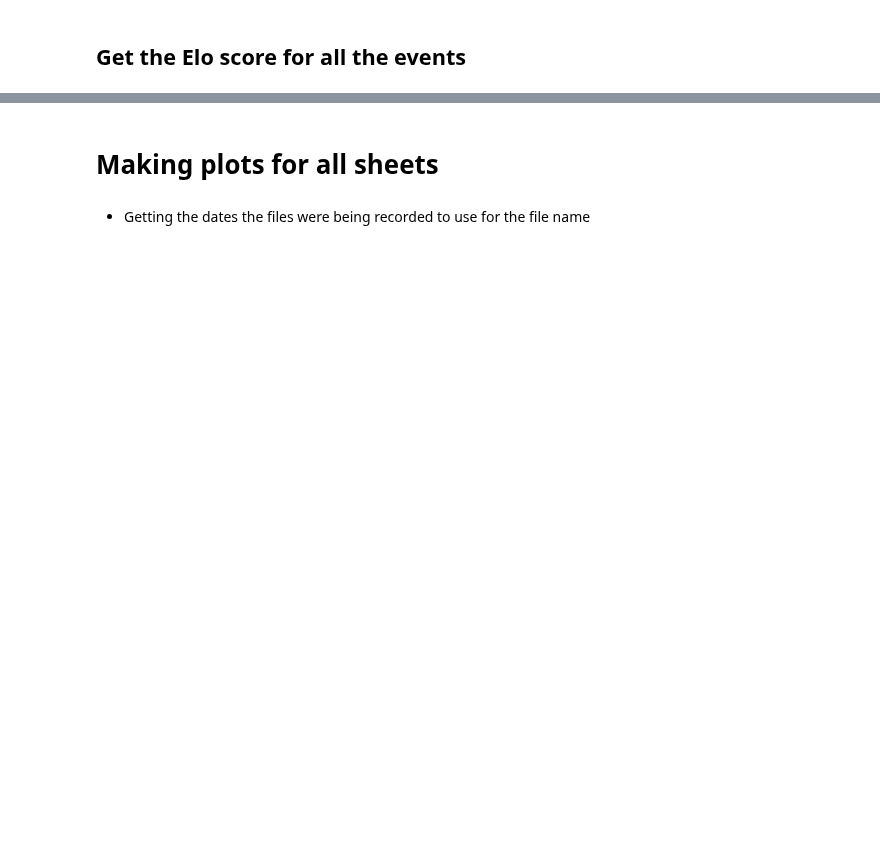
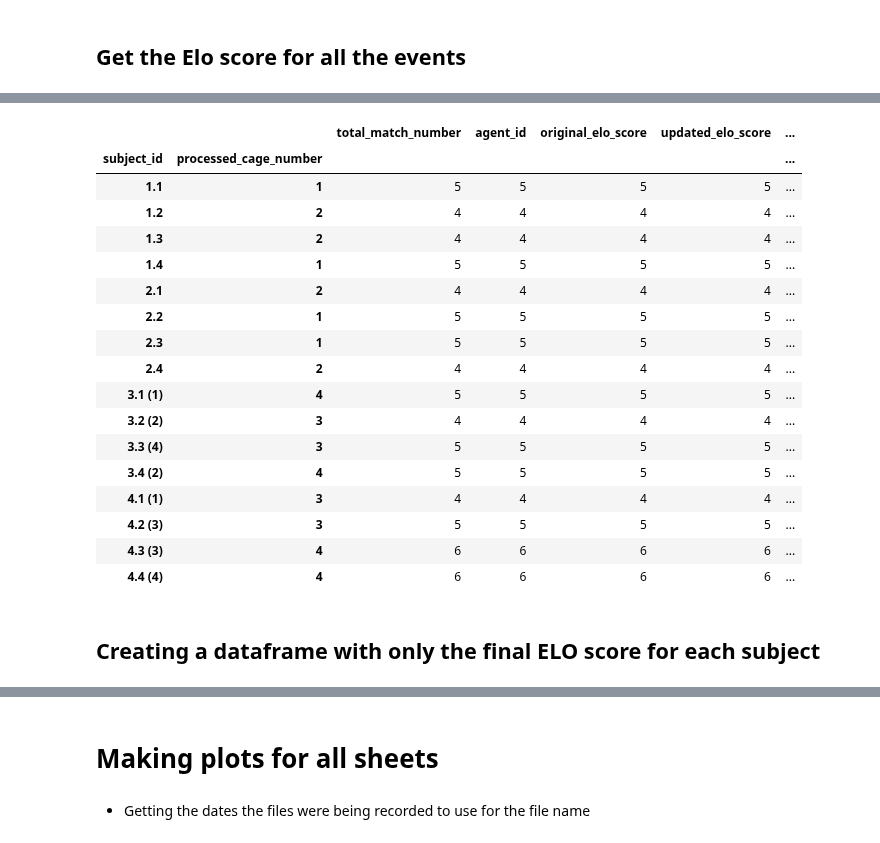
Before and after one commit to padillacoreanolab/behavioral_dataframe_processing, a Jupyter notebook: results/2022_08_18_elo_score_pilot_1/urine_marking_processing.ipynb, the cells around one changed output, grey strips where cells are left out. Saved outputs shown, nothing was run; the diff lists cells and outputs as text; code cells hidden in the pictures; blank space fills up the shorter version.

```diff
--- a/results/2022_08_18_elo_score_pilot_1/urine_marking_processing.ipynb
+++ b/results/2022_08_18_elo_score_pilot_1/urine_marking_processing.ipynb
@@ -440,0 +629,30 @@ id_to_final_elo_score_df.head()
+# %%
+for key, value in sheet_name_to_everything.items():
+    # Asking the user which column has the cage number
+    sheet_name_to_everything[key]["cage_column"] = input("""Type the name of the column of the subject that has won the interaction.
+    i.e. "cage"
+
+    The available columns are: {}
+
+    Note: If left blank, the column with "cage" will be used as the column. If there is none, then the sheet name will be used.
+    """.format(sheet_name_to_everything[key]["processed_behavior_recording_dataframe"].columns))
+
+    # Getting the column that has "cage" in its name if no column is specified
+    if not sheet_name_to_everything[key]["cage_column"]:
+        if [col for col in sheet_name_to_everything[key]["processed_behavior_recording_dataframe"].columns if "cage" in col.lower()]:
+            sheet_name_to_everything[key]["cage_column"] = [col for col in sheet_name_to_everything[key]["processed_behavior_recording_dataframe"].columns if "cage" in col.lower()][0]
+        else:
+            sheet_name_to_everything[key]["cage_column"] = "cage"
+            sheet_name_to_everything[key]["elo_score_dataframe"]["cage"] = key
+
+
+    # Creating a dictionary of original cage name to standarized cage namec
+    sheet_name_to_everything[key]["cage_string_to_number"] = defaultdict(dict)
+    # Getting all the unique cage names
+    unique_cage_numbers = sheet_name_to_everything[key]["elo_score_dataframe"][sheet_name_to_everything[key]["cage_column"]].unique()
+    for cage_string in unique_cage_numbers:
+        # Getting the number from the cage name
+        sheet_name_to_everything[key]["cage_string_to_number"][cage_string] = re.findall(r'\d+', str(cage_string))[0]
+        print(sheet_name_to_everything[key]["cage_string_to_number"])
+    # Making a new column for the processed cage number
+    sheet_name_to_everything[key]["elo_score_dataframe"]["processed_cage_number"] = sheet_name_to_everything[key]["elo_score_dataframe"][sheet_name_to_everything[key]["cage_column"]].map(sheet_name_to_everything[key]["cage_string_to_number"])
@@ -440,0 +697,12 @@ id_to_final_elo_score_df.head()
+# %%
+# Adding the name of the experiment
+for key, value in sheet_name_to_everything.items():
+    sheet_name_to_everything[key]["elo_score_dataframe"]["experiment_type"] = "{}".format(protocol_name)
+# %%
+# Putting all the dataframes into one list
+all_sheet_elo_scord_dataframe_list = []
+for key, value in sheet_name_to_everything.items():
+    all_sheet_elo_scord_dataframe_list.append(sheet_name_to_everything[key]["elo_score_dataframe"])
+
+# Combining all the dataframes into one
+all_sheet_elo_scord_dataframe_combined = pd.concat(all_sheet_elo_scord_dataframe_list)
@@ -440,0 +727,23 @@ id_to_final_elo_score_df.head()
+# %%
+all_sheet_elo_scord_dataframe_combined.groupby(['subject_id','processed_cage_number']).count()
+# %% [output]
+|  |  | total_match_number | agent_id | original_elo_score | updated_elo_score | ... |
+| subject_id | processed_cage_number |  |  |  |  | ... |
+| 1.1 | 1 | 5 | 5 | 5 | 5 | ... |
+| 1.2 | 2 | 4 | 4 | 4 | 4 | ... |
+| 1.3 | 2 | 4 | 4 | 4 | 4 | ... |
+| 1.4 | 1 | 5 | 5 | 5 | 5 | ... |
+| 2.1 | 2 | 4 | 4 | 4 | 4 | ... |
+| 2.2 | 1 | 5 | 5 | 5 | 5 | ... |
+| 2.3 | 1 | 5 | 5 | 5 | 5 | ... |
+| 2.4 | 2 | 4 | 4 | 4 | 4 | ... |
+| 3.1 (1) | 4 | 5 | 5 | 5 | 5 | ... |
+| 3.2 (2) | 3 | 4 | 4 | 4 | 4 | ... |
+| 3.3 (4) | 3 | 5 | 5 | 5 | 5 | ... |
+| 3.4 (2) | 4 | 5 | 5 | 5 | 5 | ... |
+| 4.1 (1) | 3 | 4 | 4 | 4 | 4 | ... |
+| 4.2 (3) | 3 | 5 | 5 | 5 | 5 | ... |
+| 4.3 (3) | 4 | 6 | 6 | 6 | 6 | ... |
+| 4.4 (4) | 4 | 6 | 6 | 6 | 6 | ... |
+# %% [markdown]
+## Creating a dataframe with only the final ELO score for each subject
```
Also changed, not shown: parts of 167 cells of this notebook, 5 other files.
